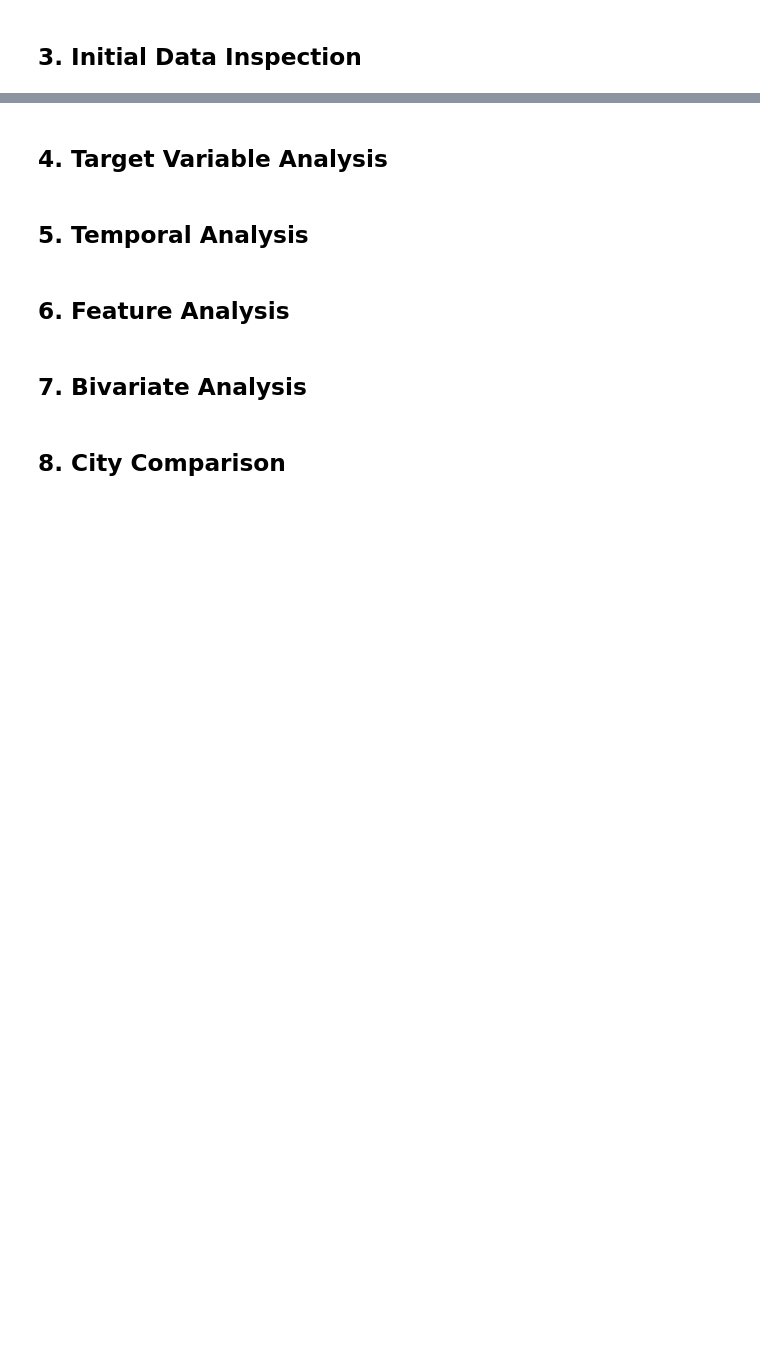
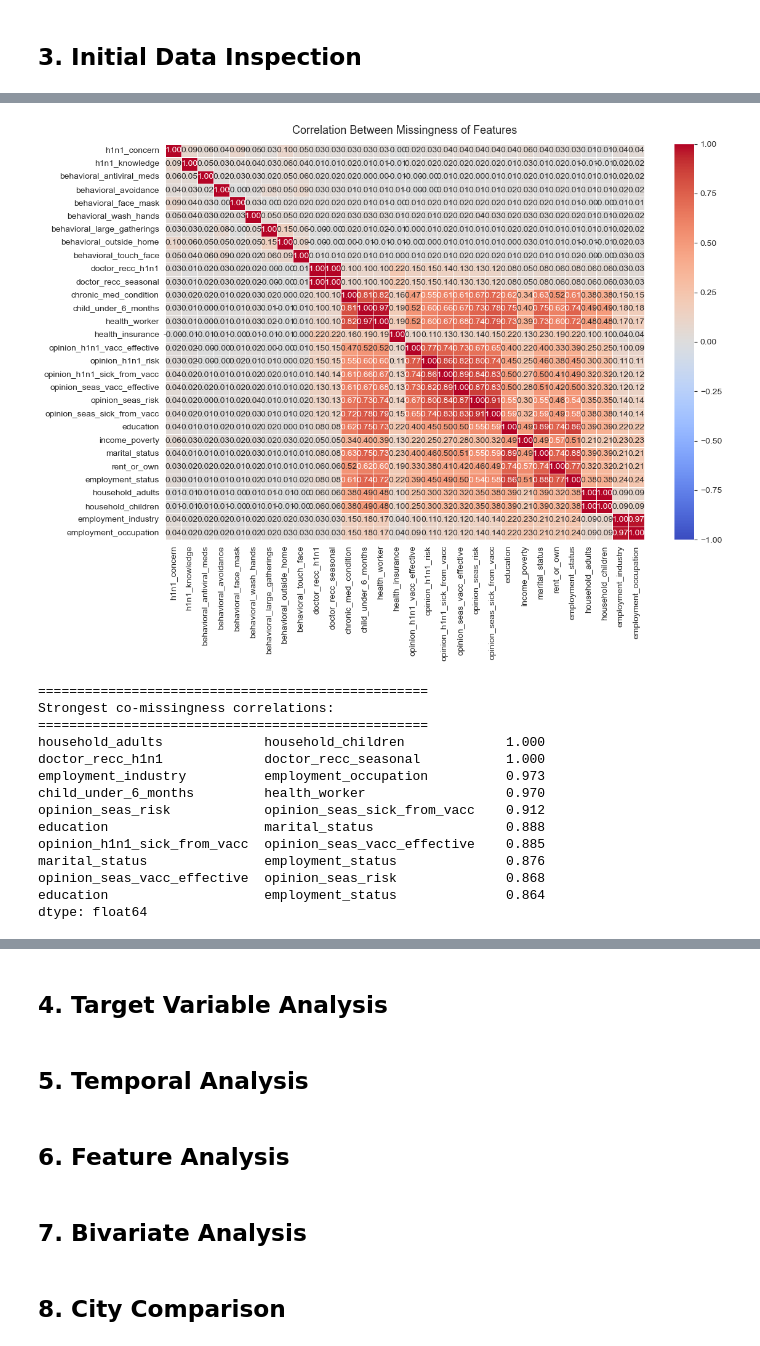
Before and after one commit to jarretangbazo/Flu-Shot-Learning, a Jupyter notebook: notebooks/01_eda.ipynb, the cells around one changed output, grey strips where cells are left out. Cells and saved outputs as stored; diff of their text form; code cells hidden in the pictures; blank space fills up the shorter version.

```diff
--- a/notebooks/01_eda.ipynb
+++ b/notebooks/01_eda.ipynb
@@ -206,0 +265,48 @@ dtype: object
+# %%
+# Missingness correlation heatmap
+# Shows whether features tend to be missing together, which can indicate underlying patterns
+
+missing_indicators = flu_train_merged[cols_with_missing].isnull().astype(int) # Create a binary indicator matrix (1 = missing, 0 = not missing)
+corr_matrix = missing_indicators.corr() # Compute correlation matrix of missing indicators
+
+fig, ax = plt.subplots(figsize=(12, 9))
+sns.heatmap(corr_matrix,
+            annot=True,
+            fmt='.2f',
+            cmap='coolwarm',
+            center=0,
+            vmin=-1,
+            vmax=1,
+            linewidth=0.5,
+            ax=ax)
+ax.set_title('Correlation Between Missingness of Features', fontsize=13, pad=12)
+plt.tight_layout()
+plt.savefig('../reports/figures/missing_02_missingness_correlation_matrix.png', dpi=150)
+plt.show()
+
+# Print the strongest co-missingness pairs for reference
+pairs = (corr_matrix
+         .where(np.triu(np.ones(corr_matrix.shape), k=1).astype(bool))
+         .stack()
+         .sort_values(ascending=False))
+
+print("=" * 50)
+print("Strongest co-missingness correlations:")
+print("=" * 50)
+print(pairs.head(10).round(3))
+# %% [output]
+[figure, added]
+==================================================
+Strongest co-missingness correlations:
+==================================================
+household_adults             household_children             1.000
+doctor_recc_h1n1             doctor_recc_seasonal           1.000
+employment_industry          employment_occupation          0.973
+child_under_6_months         health_worker                  0.970
+opinion_seas_risk            opinion_seas_sick_from_vacc    0.912
+education                    marital_status                 0.888
+opinion_h1n1_sick_from_vacc  opinion_seas_vacc_effective    0.885
+marital_status               employment_status              0.876
+opinion_seas_vacc_effective  opinion_seas_risk              0.868
+education                    employment_status              0.864
+dtype: float64
```
Also changed, not shown: parts of 10 cells of this notebook, 5 other files.
